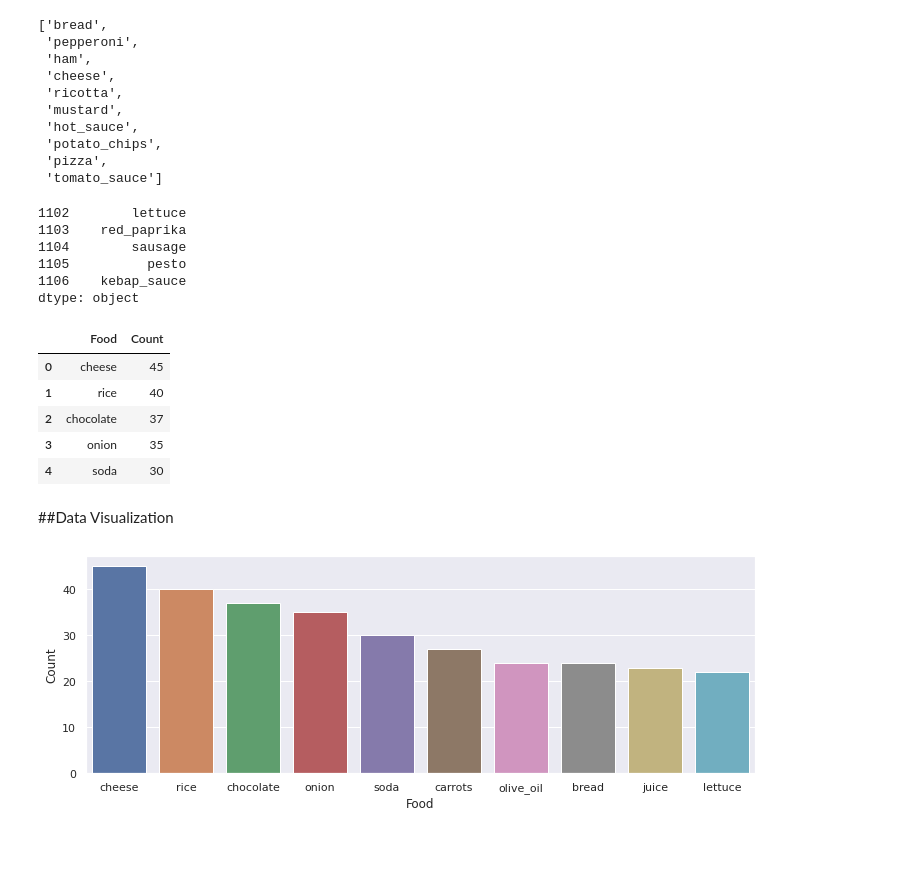
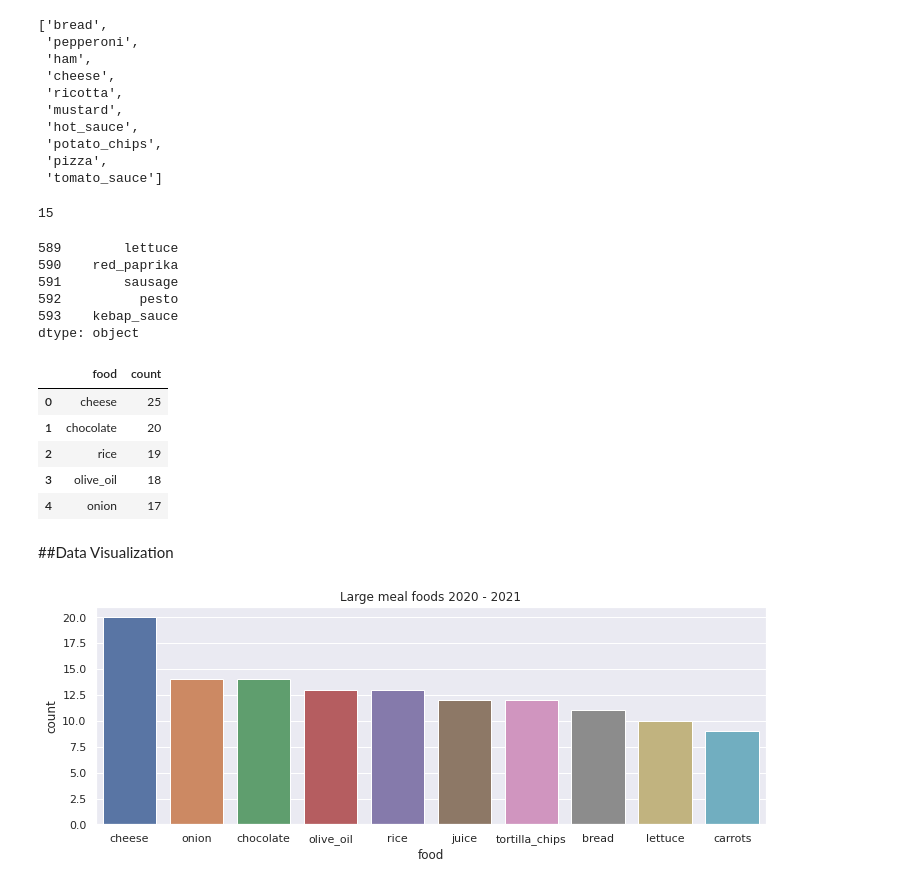
Before and after one commit to gabrielborja/python_data_analysis, a Jupyter notebook: food_habits_analytics.ipynb, the cells around one changed output. Drawn from its saved outputs; the diff is of its cells as text; code cells hidden in the pictures; blank space fills up the shorter version.

Commit message:
Create barplot charts for top foods

```diff
--- a/food_habits_analytics.ipynb
+++ b/food_habits_analytics.ipynb
@@ -46,2 +53,6 @@ memory usage: 3.2+ KB
 # %% [markdown]
 ##Data Manipulation
+# %%
+#Transforming large meals to list
+large_1 = df1[df1['large_meal']==1]['food'].str.cat(sep=', ').split(", ")
+large_1[:10]
@@ -47,0 +77,4 @@ memory usage: 3.2+ KB
+# %%
+#Transforming list of foods into series
+large_meal_1 = pd.Series(data=large_1)
+large_meal_1.tail()
@@ -47,0 +88,4 @@ memory usage: 3.2+ KB
+# %%
+#Counting most popular foods
+large_meal_1 = large_meal_1.value_counts().reset_index(name='count').rename(columns={'index':'food'})
+large_meal_1.head()
@@ -62,36 +113,38 @@ list_1[:10]
  'tomato_sauce']
 # %%
 #Building dictionary of occurrences for each food
-import collections
-occurrences = collections.Counter(list_1)
-occurrences
+ache_occurrences = collections.Counter(ache_1)
+ache_occurrences.get('bread')
+# %% [output]
+15
 # %%
 #Transforming list of foods into series
-foods_1 = pd.Series(data=list_1)
-foods_1.tail()
+ache_meal_1 = pd.Series(data=ache_1)
+ache_meal_1.tail()
 # %% [output]
-1102        lettuce
-1103    red_paprika
-1104        sausage
-1105          pesto
-1106    kebap_sauce
+589        lettuce
+590    red_paprika
+591        sausage
+592          pesto
+593    kebap_sauce
 dtype: object
 # %%
 #Counting most popular foods
-top_food_1 = foods_1.value_counts().reset_index(name='Count').rename(columns={'index':'Food'})
-top_food_1.head()
+ache_meal_1 = ache_meal_1.value_counts().reset_index(name='count').rename(columns={'index':'food'})
+ache_meal_1.head()
 # %% [output]
-|  | Food | Count |
-| 0 | cheese | 45 |
-| 1 | rice | 40 |
-| 2 | chocolate | 37 |
-| 3 | onion | 35 |
-| 4 | soda | 30 |
+|  | food | count |
+| 0 | cheese | 25 |
+| 1 | chocolate | 20 |
+| 2 | rice | 19 |
+| 3 | olive_oil | 18 |
+| 4 | onion | 17 |
 # %% [markdown]
 ##Data Visualization
 # %%
-#Plotting the top 10 foods
-sns.barplot(x='Food', y='Count', data=top_food_1[:10])
+#Plotting the top 10 large meals
+sns.barplot(x='food', y='count', data=large_meal_1[:10])
+plt.title('Large meal foods 2020 - 2021')
 plt.show()
 # %% [output]
-[figure, old version]
+[figure, new version]
```
Also changed, not shown: parts of 9 cells of this notebook.
